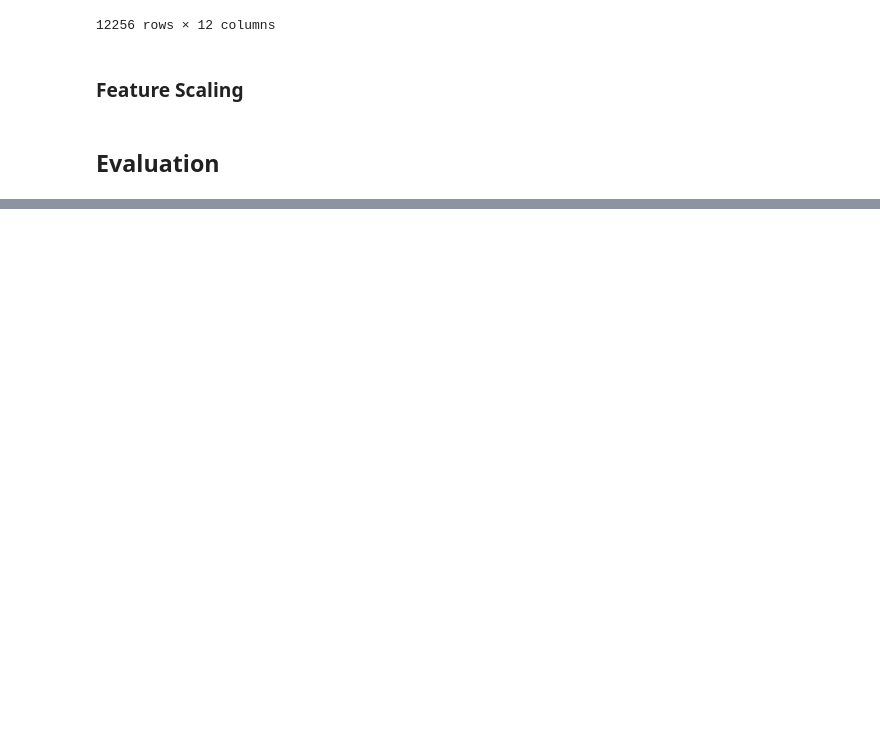
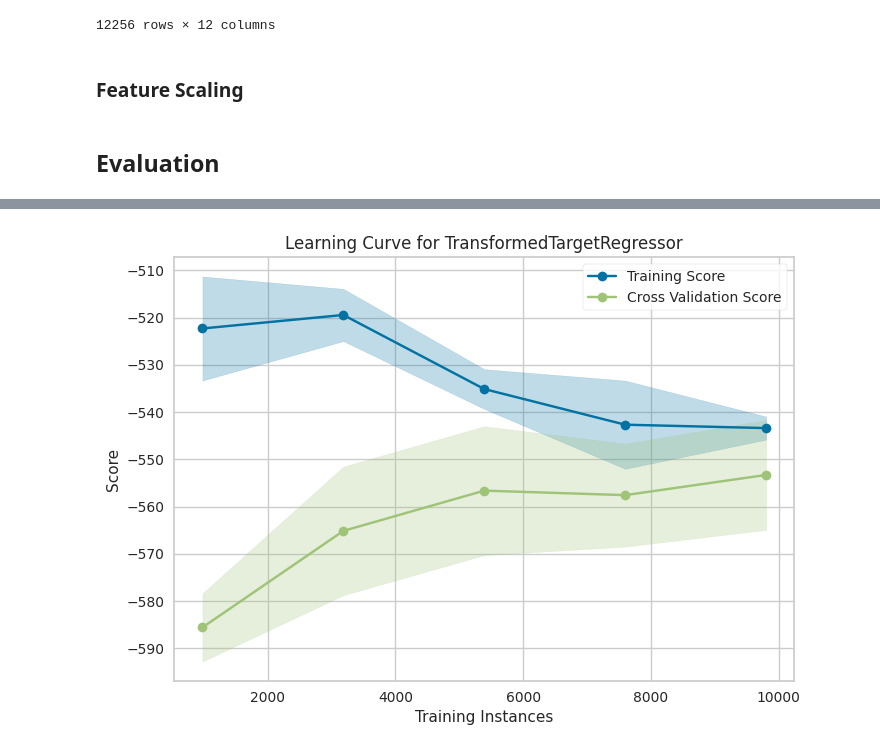
Before and after one commit to zhuofan-16/Computer_Regression, a Jupyter notebook: Price_Regression_ML.ipynb, the cells around one changed output, grey strips where cells are left out. Cells and saved outputs as stored; diff of their text form; code cells hidden in the pictures; blank space fills up the shorter version.

```diff
--- a/Price_Regression_ML.ipynb
+++ b/Price_Regression_ML.ipynb
@@ -791,8 +737,10 @@ pd.DataFrame(HalvingGridSearchCV(ex,param_grid=parameter,scoring='neg_mean_absol
 # %%
 gbm = Pipeline([
     ('Data Preprocessing', data_preprocessing),
-    ('Model', GradientBoostingRegressor(criterion='absolute_error'))
+    ('Log',TransformedTargetRegressor(regressor=GradientBoostingRegressor(criterion='absolute_error'),func=func, inverse_func=inverse_func)),
 ])
 
 record,scores, lr = scoreModel(gbm, x_train, y_train, algName="Gradient Boosting Regressor", record=record)
 scores
+# %% [output]
+[figure, added]
```
Also changed, not shown: parts of 25 cells of this notebook.
